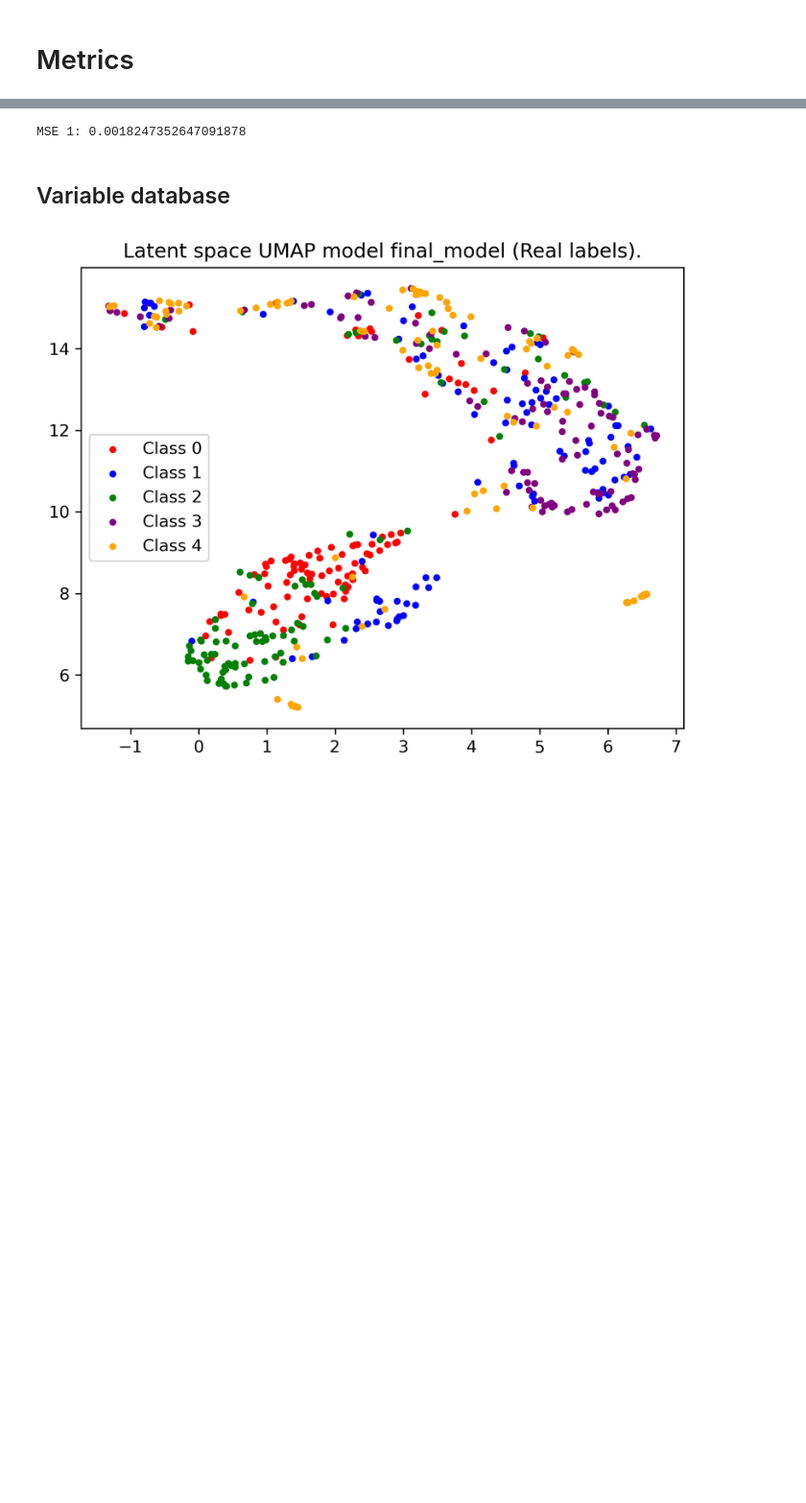
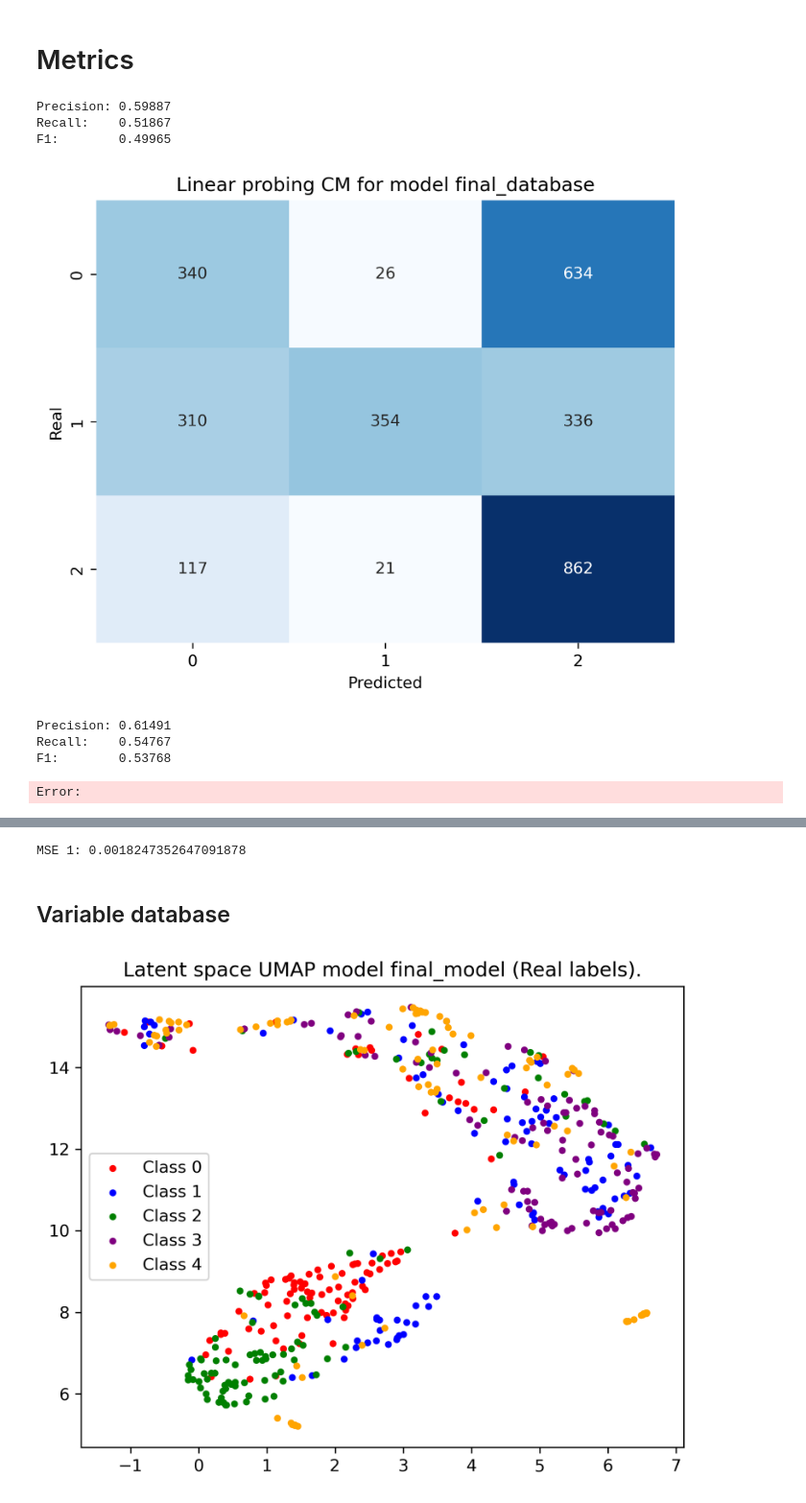
Before and after one commit to pmarconep/ZTF_alert_8a, a Jupyter notebook: ae_final.ipynb, the cells around one changed output, grey strips where cells are left out. Shown at 96% size. Saved outputs shown, nothing was run; the diff lists cells and outputs as text; code cells hidden in the pictures; blank space fills up the shorter version.

```diff
--- a/ae_final.ipynb
+++ b/ae_final.ipynb
@@ -189,10 +203,10 @@ import src.probing.train as train_lp
 importlib.reload(src.probing.train)
 
 model = ae.AE(latent_dim = 50, n_channels = 3, name = 'final')
-model.load_state_dict(torch.load('models/model_final.pth'))
+model.load_state_dict(torch.load('models/model_final_2.pth'))
 
 lp_model_0 = lp.LinearClassifier(50, 3, 'final_database')
 
-lp_curves_1, lp_tiempo_1, lp_labels_1, lp_pred_1 = train_lp.train_model(model, lp_model_0, train_dataset_0, validation_dataset_0, test_dataset_0, lp_epochs, lp_criterion, lp_batch_size, lp_lr, use_gpu)
+lp_curves_1, lp_tiempo_1, lp_labels_1, lp_pred_1 = train_lp.train_model(model, lp_model_0, train_dataset_0, validation_dataset_0, test_dataset_0, lp_epochs, lp_criterion, lp_batch_size, lp_lr, use_gpu, early_stop=5)
 
-torch.save(lp_model_0.state_dict(), 'models/lp_model_final.pth')
+torch.save(lp_model_0.state_dict(), 'models/lp_model_final_2.pth')
@@ -199,2 +215,41 @@ torch.save(lp_model_0.state_dict(), 'models/lp_model_final.pth')
 # %% [markdown]
 # Metrics
+# %%
+import torch.nn.functional as F
+
+test_labels = test_dataset_0.tensors[1].numpy()
+test_data = test_dataset_0.tensors[0]
+logits = lp_model_0(model.encoder(test_data))
+
+prob = F.softmax(logits, dim=1)
+
+predicted_class = torch.argmax(prob, dim=1).numpy()
+# %%
+precision, recall, f1 = metrics.performance_metrics(test_labels, predicted_class)
+
+print(f'Precision: {precision}',
+      f'\nRecall:    {recall}',
+      f'\nF1:        {f1}')
+# %% [output]
+Precision: 0.59887
+Recall:    0.51867
+F1:        0.49965
+# %%
+from sklearn.metrics import confusion_matrix
+importlib.reload(metrics)
+
+cm = confusion_matrix(test_labels, predicted_class)
+fig = metrics.plot_matrix([lp_model_0], [cm])
+# %% [output]
+[figure, added]
+# %%
+precision, recall, f1 = metrics.performance_metrics(test_labels, predicted_class)
+
+print(f'Precision: {precision}',
+      f'\nRecall:    {recall}',
+      f'\nF1:        {f1}')
+# %% [output]
+Precision: 0.61491
+Recall:    0.54767
+F1:        0.53768
+Error:
```
Also changed, not shown: parts of 13 cells of this notebook, 9 other files.
